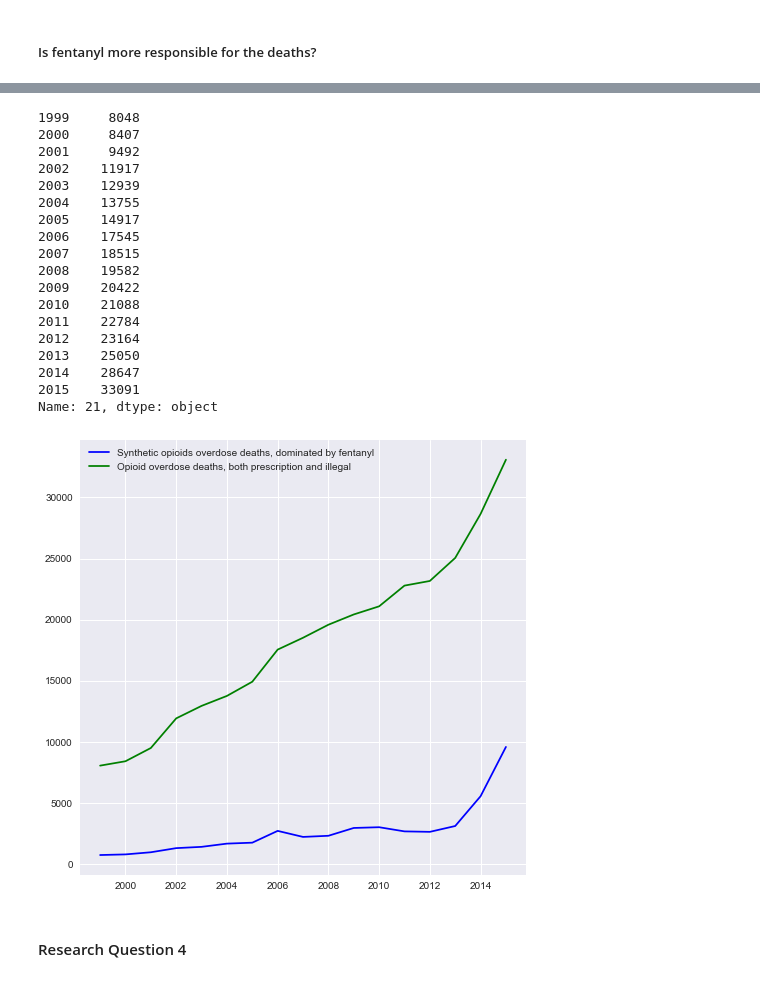
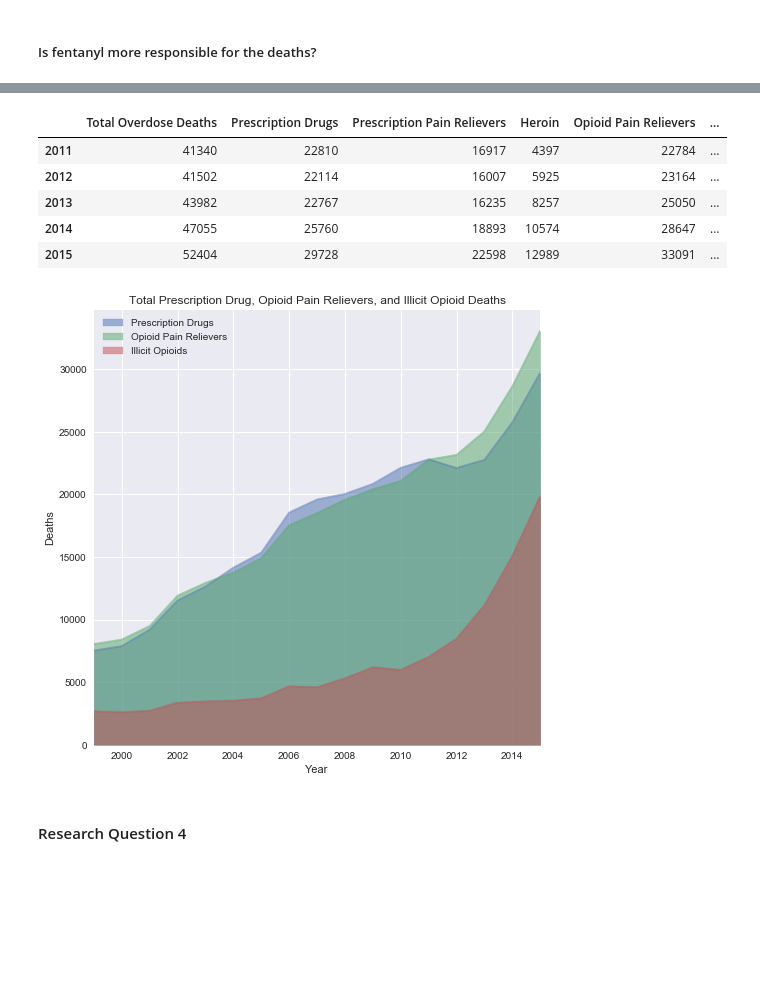
Before and after one commit to christa-fields/GWU_Databootcamp_Project_1, a Jupyter notebook: main.ipynb, the cells around one changed output, grey strips where cells are left out. Saved outputs shown, nothing was run; the diff lists cells and outputs as text; code cells hidden in the pictures; blank space fills up the shorter version.

```diff
--- a/main.ipynb
+++ b/main.ipynb
@@ -329,4 +323,12 @@ overdose_df.tail(18)
 # %%
+#Total overdose deaths
+allDeaths_years = overdose_df.loc[0]
+allDeaths_years = allDeaths_years.drop('Unnamed: 1')
+
+#Prescription drugs
+PrescripD_years = overdose_df.loc[3]
+PrescripD_years = PrescripD_years.drop('Unnamed: 1')
+
 #Prescription Pain Relievers
 Prescrip_years = overdose_df.loc[6]
 Prescrip_years = Prescrip_years.drop('Unnamed: 1')
@@ -336,44 +338,49 @@ Heroin_years = overdose_df.loc[30]
 Heroin_years = Heroin_years.drop('Unnamed: 1')
 
 # Opioids pain relievers total
-opioid_years = overdose_df.loc[21]
-opioid_years = opioid_years.drop('Unnamed: 1')
+all_opi_years = overdose_df.loc[21]
+all_opi_years = all_opi_years.drop('Unnamed: 1')
+
 
 # Synthetic Opioids other than Methadone (mostly fentanyl)
 Synth_years = overdose_df.loc[33]
 Synth_years = Synth_years.drop('Unnamed: 1')
 
-opioid_years
+# Illicit Opioids
+Ill_Op_years = overdose_df.loc[36]
+Ill_Op_years = Ill_Op_years.drop('Unnamed: 1')
+
+#dataframe of overdose deaths
+opioid_years_df = pd.DataFrame(\
+                               data=[allDeaths_years, PrescripD_years, Prescrip_years, Heroin_years,\
+                                     all_opi_years, Synth_years, Ill_Op_years],\
+                               index=['Total Overdose Deaths', 'Prescription Drugs', 'Prescription Pain Relievers',\
+                                      'Heroin', 'Opioid Pain Relievers', 'Synthetic Opioids', 'Illicit Opioids']\
+                              )
+
+opioid_years_df = opioid_years_df.T
+
+opioid_years_df.tail()
 # %% [output]
-1999     8048
-2000     8407
-2001     9492
-2002    11917
-2003    12939
-2004    13755
-2005    14917
-2006    17545
-2007    18515
-2008    19582
-2009    20422
-2010    21088
-2011    22784
-2012    23164
-2013    25050
-2014    28647
-2015    33091
-Name: 21, dtype: object
+|  | Total Overdose Deaths | Prescription Drugs | Prescription Pain Relievers | Heroin | Opioid Pain Relievers | ... |
+| 2011 | 41340 | 22810 | 16917 | 4397 | 22784 | ... |
+| 2012 | 41502 | 22114 | 16007 | 5925 | 23164 | ... |
+| 2013 | 43982 | 22767 | 16235 | 8257 | 25050 | ... |
+| 2014 | 47055 | 25760 | 18893 | 10574 | 28647 | ... |
+| 2015 | 52404 | 29728 | 22598 | 12989 | 33091 | ... |
-# %%
-# lineplots
-plt.figure(figsize=(8, 8))
-
-plt.plot(Synth_years, color='blue', label='Synthetic opioids overdose deaths, dominated by fentanyl')
-plt.plot(opioid_years, color = 'green', label='Opioid overdose deaths, both prescription and illegal')
-#plt.plot(Heroin_years)
-
-plt.legend()
-plt.show()
-# %% [output]
-[figure, removed]
+# %%
+# area plot
+opioids_df = pd.DataFrame(data=opioid_years_df,\
+                          columns=['Prescription Drugs', 'Opioid Pain Relievers', 'Illicit Opioids'])
+ax = opioids_df.plot.area(stacked=False, figsize=(8, 8))
+
+#ax.legend(['Opioid Pain relievers (other than synthetic opioids)', \
+#          'Illicit Opioids (Heroin and Synthetic Opioids other than Methadone)'])
+plt.title('Total Prescription Drug, Opioid Pain Relievers, and Illicit Opioid Deaths')
+plt.xlabel('Year')
+plt.ylabel('Deaths')
+plt.show()
+# %% [output]
+[figure, added]
 # %% [markdown]
 #### Research Question 4
```
Also changed, not shown: parts of 3 cells of this notebook, 2 other files.
